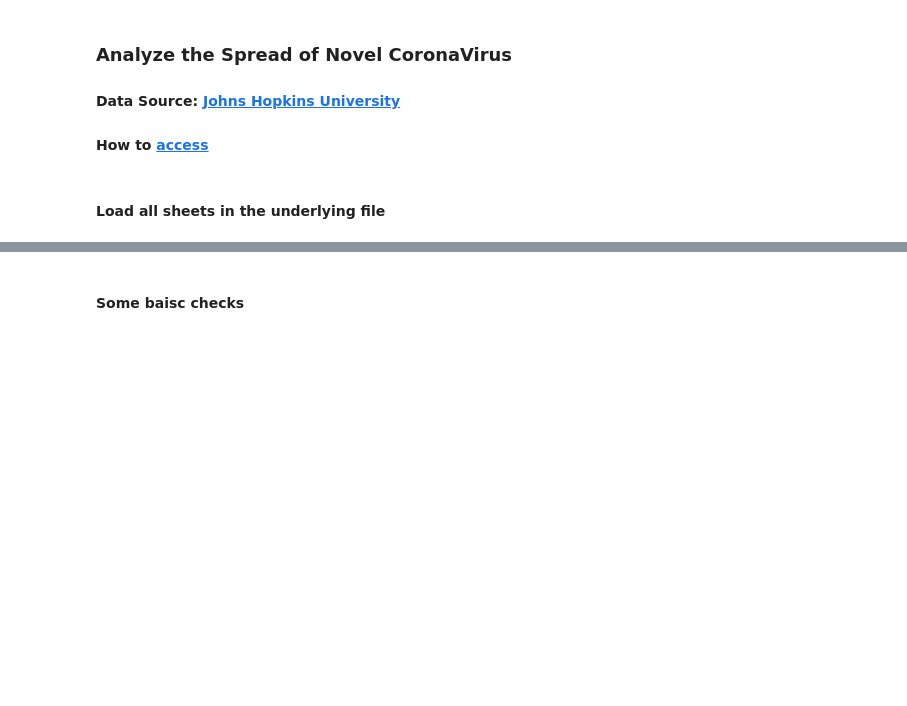
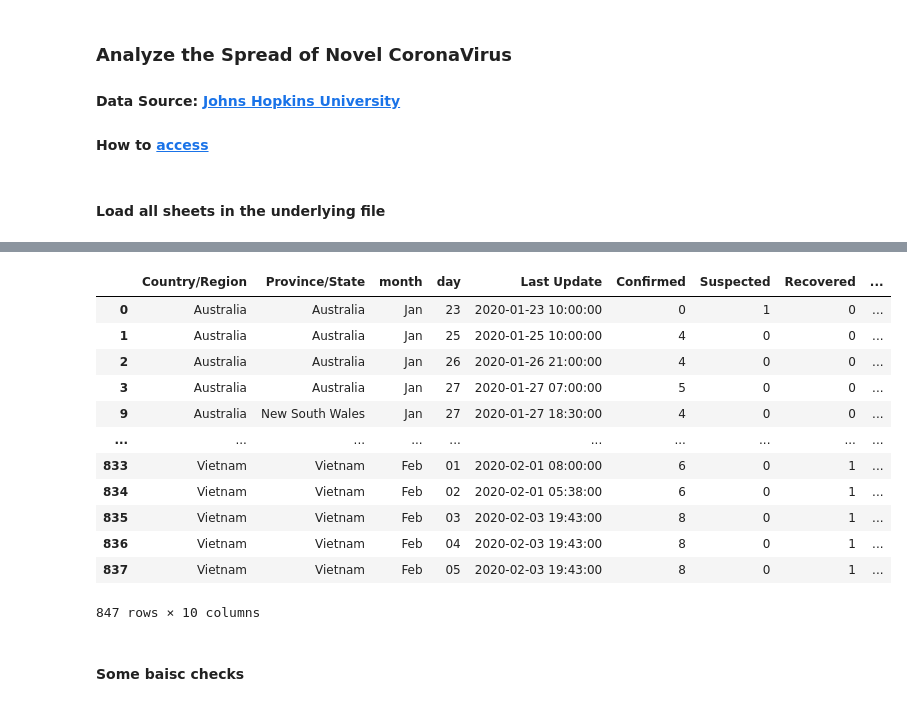
Before and after one commit to deeplaunch/Experiments, a Jupyter notebook: nCoV/Novel Coronavirus Spread.ipynb, the cells around one changed output, grey strips where cells are left out. Saved outputs shown, nothing was run; the diff lists cells and outputs as text; code cells hidden in the pictures; blank space fills up the shorter version.

```diff
--- a/nCoV/Novel Coronavirus Spread.ipynb
+++ b/nCoV/Novel Coronavirus Spread.ipynb
@@ -121,12 +118,28 @@ main_df
 # %%
 clean_df =main_df.groupby(['Country/Region','Province/State','month','day']).agg({'Last Update':'max',
                                                                   'Confirmed':'max',
                                                                   'Suspected':'max',
                                                                   'Recovered':'max',
                                                                   'Deaths':'max'}).reset_index()
 
 clean_df['period'] = pd.to_datetime('2020-' + clean_df.month.astype(str) + '-' + clean_df.day.astype(str))
 clean_df = clean_df.sort_values(['Country/Region','Province/State','period'])
+
+clean_df
+# %% [output]
+|  | Country/Region | Province/State | month | day | Last Update | Confirmed | Suspected | Recovered | ... |
+| 0 | Australia | Australia | Jan | 23 | 2020-01-23 10:00:00 | 0 | 1 | 0 | ... |
+| 1 | Australia | Australia | Jan | 25 | 2020-01-25 10:00:00 | 4 | 0 | 0 | ... |
+| 2 | Australia | Australia | Jan | 26 | 2020-01-26 21:00:00 | 4 | 0 | 0 | ... |
+| 3 | Australia | Australia | Jan | 27 | 2020-01-27 07:00:00 | 5 | 0 | 0 | ... |
+| 9 | Australia | New South Wales | Jan | 27 | 2020-01-27 18:30:00 | 4 | 0 | 0 | ... |
+| ... | ... | ... | ... | ... | ... | ... | ... | ... | ... |
+| 833 | Vietnam | Vietnam | Feb | 01 | 2020-02-01 08:00:00 | 6 | 0 | 1 | ... |
+| 834 | Vietnam | Vietnam | Feb | 02 | 2020-02-01 05:38:00 | 6 | 0 | 1 | ... |
+| 835 | Vietnam | Vietnam | Feb | 03 | 2020-02-03 19:43:00 | 8 | 0 | 1 | ... |
+| 836 | Vietnam | Vietnam | Feb | 04 | 2020-02-03 19:43:00 | 8 | 0 | 1 | ... |
+| 837 | Vietnam | Vietnam | Feb | 05 | 2020-02-03 19:43:00 | 8 | 0 | 1 | ... |
+847 rows × 10 columns
 # %% [markdown]
 #### Some baisc checks
 # %%
```
Also changed, not shown: parts of 51 cells of this notebook.
